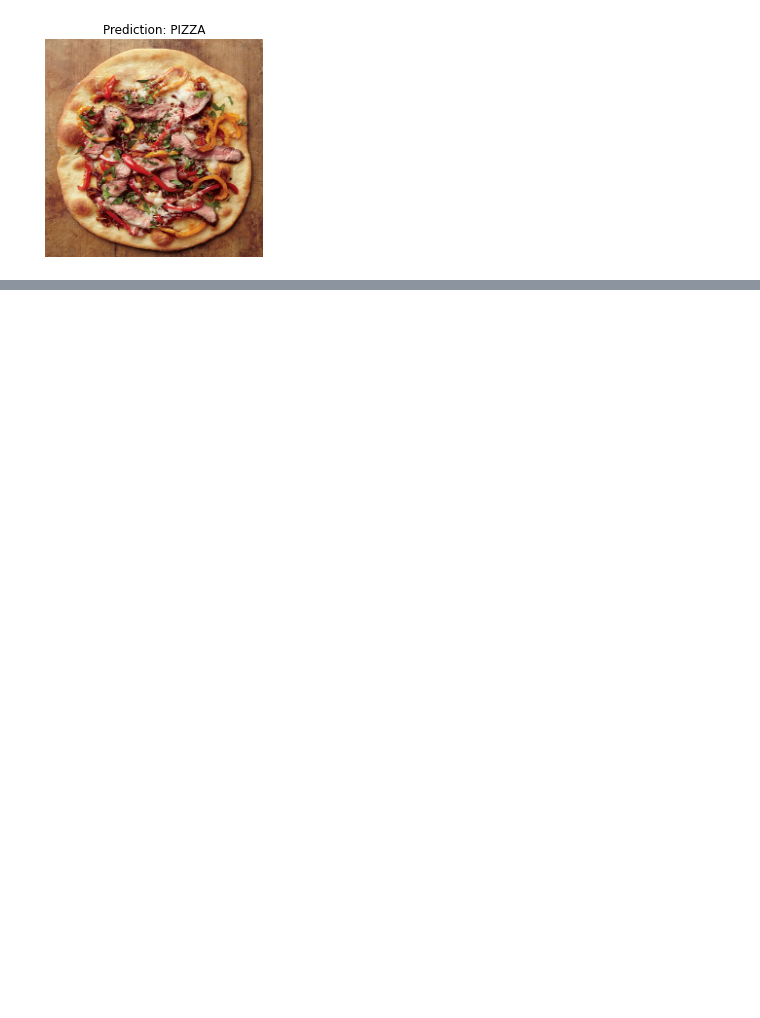
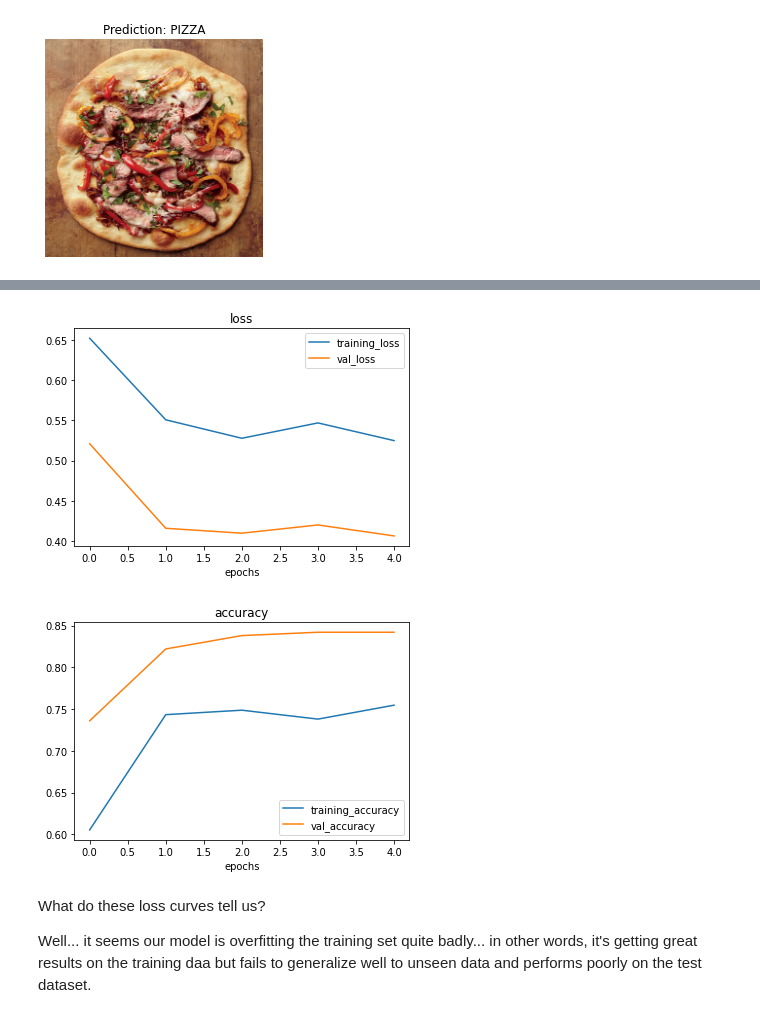
Before and after one commit to prachuryanath/TF-Learning, a Jupyter notebook: 03_convolutional_neural_networks_in_tensorflow.ipynb, the cells around one changed output, grey strips where cells are left out. Drawn from its saved outputs; the diff is of its cells as text; code cells hidden in the pictures; blank space fills up the shorter version.

```diff
--- a/03_convolutional_neural_networks_in_tensorflow.ipynb
+++ b/03_convolutional_neural_networks_in_tensorflow.ipynb
@@ -1056,0 +1217,10 @@ pred_and_plot(model_8, "images/steak-pizza-med107616_vert.jpg", class_names)
+# %%
+# Check out the model's loss curves on the 10 classes
+plot_loss_curves(history_8)
+# %% [output]
+[figure, added]
+[figure, added]
+# %% [markdown]
+What do these loss curves tell us?
+
+Well... it seems our model is overfitting the training set quite badly... in other words, it's getting great results on the training daa but fails to generalize well to unseen data and performs poorly on the test dataset.
```
Also changed, not shown: parts of 39 cells of this notebook.
